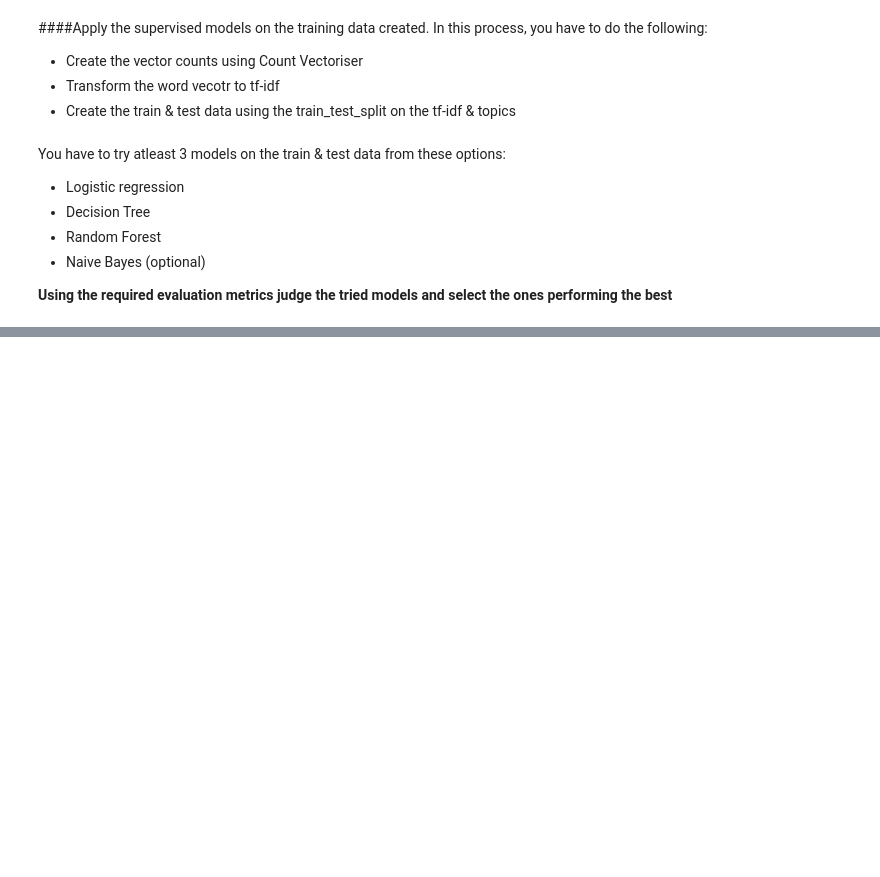
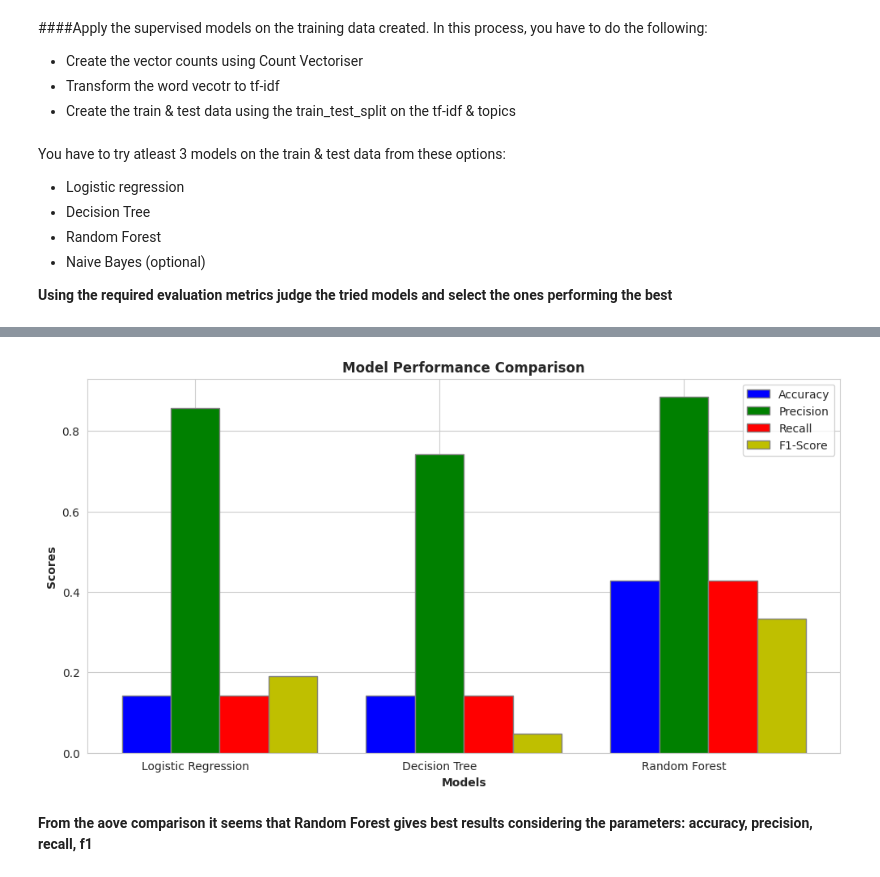
Before and after one commit to sambit-star/Automatic_Ticket_Classification, a Jupyter notebook: Automatic_Ticket_Classification_Assignment.ipynb, the cells around one changed output, grey strips where cells are left out. Drawn from its saved outputs; the diff is of its cells as text; code cells hidden in the pictures; blank space fills up the shorter version.

```diff
--- a/Automatic_Ticket_Classification_Assignment.ipynb
+++ b/Automatic_Ticket_Classification_Assignment.ipynb
@@ -890,17 +890,17 @@ logreg.fit(X_train, y_train)
 y_pred = logreg.predict(X_test)
 
 # Evaluate the model
-accuracy = accuracy_score(y_test, y_pred)
-precision = precision_score(y_test, y_pred, average='weighted')
-recall = recall_score(y_test, y_pred, average='weighted')
-f1 = f1_score(y_test, y_pred, average='weighted')
+accuracy_logreg = accuracy_score(y_test, y_pred)
+precision_logreg = precision_score(y_test, y_pred, average='weighted', zero_division=1)
+recall_logreg = recall_score(y_test, y_pred, average='weighted', zero_division=1)
+f1_logreg = f1_score(y_test, y_pred, average='weighted', zero_division=1)
 conf_matrix = confusion_matrix(y_test, y_pred)
 
 # Print the evaluation metrics
-print("Accuracy:", accuracy)
-print("Precision:", precision)
-print("Recall:", recall)
-print("F1-Score:", f1)
+print("Accuracy:", accuracy_logreg)
+print("Precision:", precision_logreg)
+print("Recall:", recall_logreg)
+print("F1-Score:", f1_logreg)
 print("Confusion Matrix:\n", conf_matrix)
 # %% [output]
 Accuracy: 0.14285714285714285
@@ -919,0 +991,41 @@ Recall is ill-defined and being set to 0.0 in labels with no true samples. Use `
+# %%
+# Visual representation of the model comparison
+import matplotlib.pyplot as plt
+import numpy as np
+
+# Create a list of models and metrics
+models = ['Logistic Regression', 'Decision Tree', 'Random Forest']
+accuracy = [accuracy_logreg, accuracy_dt, accuracy_rf]
+precision = [precision_logreg, precision_dt, precision_rf]
+recall = [recall_logreg, recall_dt, recall_rf]
+f1 = [f1_logreg, f1_dt, f1_rf]
+
+# Set the width of the bars
+bar_width = 0.2
+
+# Set the positions of the bars on the x-axis
+r1 = np.arange(len(accuracy))
+r2 = [x + bar_width for x in r1]
+r3 = [x + bar_width for x in r2]
+r4 = [x + bar_width for x in r3]
+
+# Create the bar chart
+plt.figure(figsize=(12, 6))
+plt.bar(r1, accuracy, color='b', width=bar_width, edgecolor='grey', label='Accuracy')
+plt.bar(r2, precision, color='g', width=bar_width, edgecolor='grey', label='Precision')
+plt.bar(r3, recall, color='r', width=bar_width, edgecolor='grey', label='Recall')
+plt.bar(r4, f1, color='y', width=bar_width, edgecolor='grey', label='F1-Score')
+
+# Add labels, title, and legend
+plt.xlabel('Models', fontweight='bold')
+plt.ylabel('Scores', fontweight='bold')
+plt.title('Model Performance Comparison', fontweight='bold')
+plt.xticks([r + bar_width for r in range(len(accuracy))], models)
+plt.legend()
+
+# Show the chart
+plt.show()
+# %% [output]
+[figure, added]
+# %% [markdown]
+**From the aove comparison it seems that Random Forest gives best results considering the parameters: accuracy, precision, recall, f1**
```
Also changed, not shown: parts of 3 cells of this notebook.
